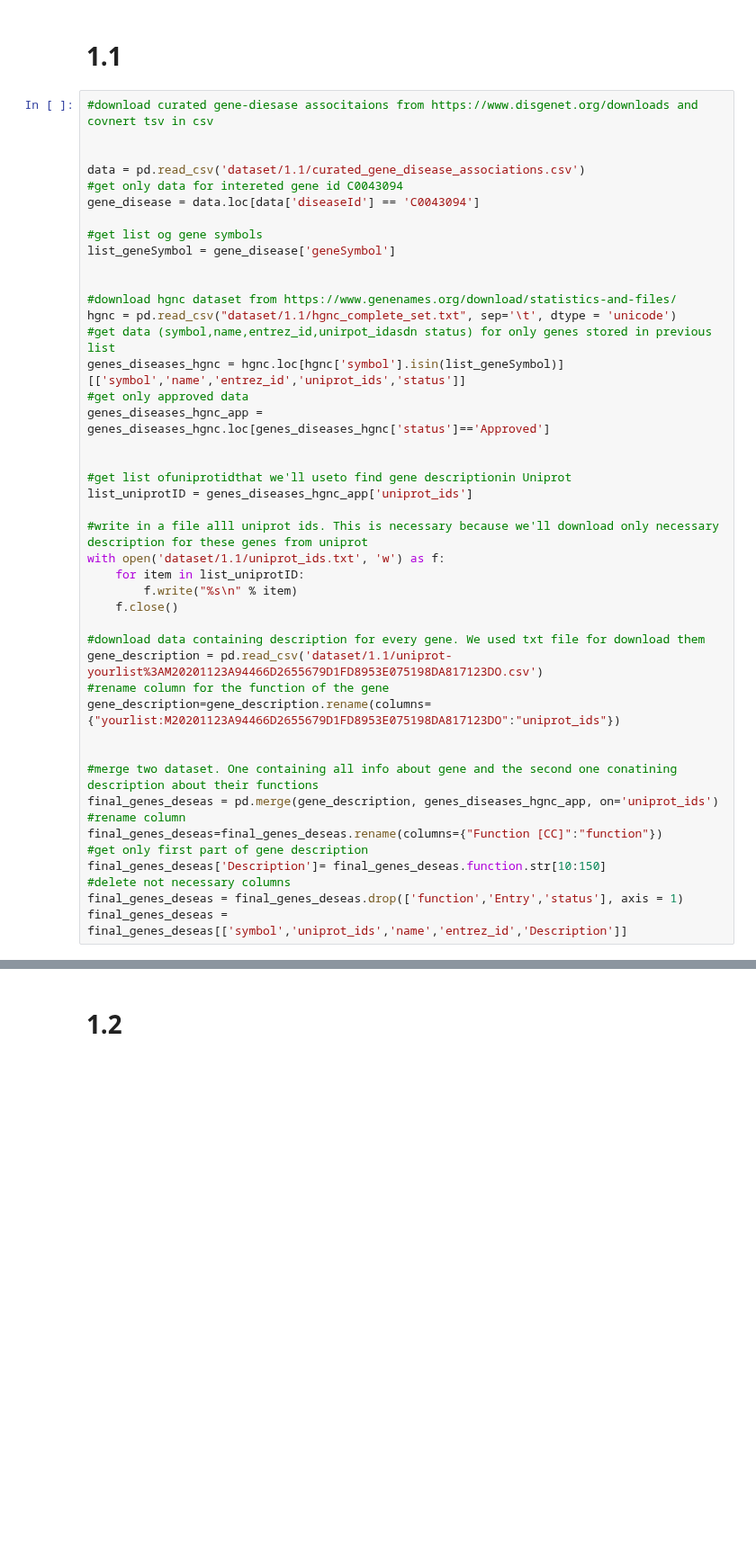
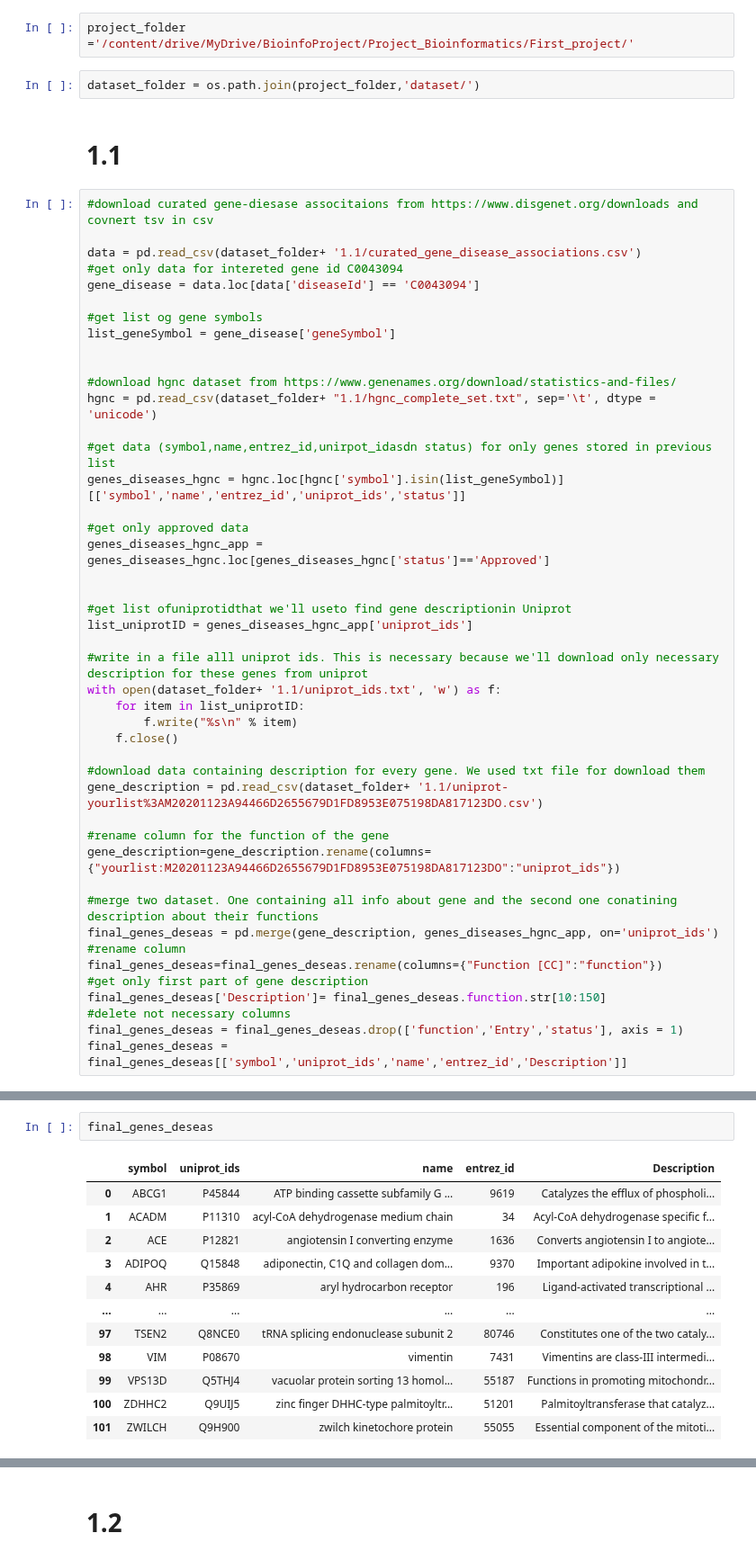
Before and after one commit to AlessandroTaglieri/Project_Bioinformatics, a Jupyter notebook: First project/BI_hw1.ipynb, the cells around one changed output, grey strips where cells are left out. Shown at 90% size. Cells and saved outputs as stored; diff of their text form; blank space fills up the shorter version.

```diff
--- a/First project/BI_hw1.ipynb
+++ b/First project/BI_hw1.ipynb
@@ -4,10 +14,13 @@ import pandas as pd
+# %%
+project_folder ='/content/drive/MyDrive/BioinfoProject/Project_Bioinformatics/First_project/'
+# %%
+dataset_folder = os.path.join(project_folder,'dataset/')
 # %% [markdown]
 # 1.1
 # %%
 #download curated gene-diesase associtaions from https://www.disgenet.org/downloads and covnert tsv in csv
 
-
-data = pd.read_csv('dataset/1.1/curated_gene_disease_associations.csv')
+data = pd.read_csv(dataset_folder+ '1.1/curated_gene_disease_associations.csv')
 #get only data for intereted gene id C0043094
 gene_disease = data.loc[data['diseaseId'] == 'C0043094']
 
@@ -16,9 +29,11 @@ list_geneSymbol = gene_disease['geneSymbol']
 
 
 #download hgnc dataset from https://www.genenames.org/download/statistics-and-files/
-hgnc = pd.read_csv("dataset/1.1/hgnc_complete_set.txt", sep='\t', dtype = 'unicode')
+hgnc = pd.read_csv(dataset_folder+ "1.1/hgnc_complete_set.txt", sep='\t', dtype = 'unicode')
+
 #get data (symbol,name,entrez_id,unirpot_idasdn status) for only genes stored in previous list
 genes_diseases_hgnc = hgnc.loc[hgnc['symbol'].isin(list_geneSymbol)][['symbol','name','entrez_id','uniprot_ids','status']]
+
 #get only approved data
 genes_diseases_hgnc_app = genes_diseases_hgnc.loc[genes_diseases_hgnc['status']=='Approved']
 
@@ -27,16 +42,16 @@ genes_diseases_hgnc_app = genes_diseases_hgnc.loc[genes_diseases_hgnc['status']=
 list_uniprotID = genes_diseases_hgnc_app['uniprot_ids']
 
 #write in a file alll uniprot ids. This is necessary because we'll download only necessary description for these genes from uniprot
-with open('dataset/1.1/uniprot_ids.txt', 'w') as f:
+with open(dataset_folder+ '1.1/uniprot_ids.txt', 'w') as f:
     for item in list_uniprotID:
         f.write("%s\n" % item)
     f.close()
 
 #download data containing description for every gene. We used txt file for download them
-gene_description = pd.read_csv('dataset/1.1/uniprot-yourlist%3AM20201123A94466D2655679D1FD8953E075198DA817123DO.csv')
+gene_description = pd.read_csv(dataset_folder+ '1.1/uniprot-yourlist%3AM20201123A94466D2655679D1FD8953E075198DA817123DO.csv')
+
 #rename column for the function of the gene
 gene_description=gene_description.rename(columns={"yourlist:M20201123A94466D2655679D1FD8953E075198DA817123DO":"uniprot_ids"})
-
 
 #merge two dataset. One containing all info about gene and the second one conatining description about their functions
 final_genes_deseas = pd.merge(gene_description, genes_diseases_hgnc_app, on='uniprot_ids')
@@ -54,0 +74,15 @@ final_genes_deseas.to_csv('dataset/1.1/1.1-gene_deseas_associations.csv')
+# %%
+final_genes_deseas
+# %% [output]
+|  | symbol | uniprot_ids | name | entrez_id | Description |
+| 0 | ABCG1 | P45844 | ATP binding cassette subfamily G ... | 9619 | Catalyzes the efflux of phospholi... |
+| 1 | ACADM | P11310 | acyl-CoA dehydrogenase medium chain | 34 | Acyl-CoA dehydrogenase specific f... |
+| 2 | ACE | P12821 | angiotensin I converting enzyme | 1636 | Converts angiotensin I to angiote... |
+| 3 | ADIPOQ | Q15848 | adiponectin, C1Q and collagen dom... | 9370 | Important adipokine involved in t... |
+| 4 | AHR | P35869 | aryl hydrocarbon receptor | 196 | Ligand-activated transcriptional ... |
+| ... | ... | ... | ... | ... | ... |
+| 97 | TSEN2 | Q8NCE0 | tRNA splicing endonuclease subunit 2 | 80746 | Constitutes one of the two cataly... |
+| 98 | VIM | P08670 | vimentin | 7431 | Vimentins are class-III intermedi... |
+| 99 | VPS13D | Q5THJ4 | vacuolar protein sorting 13 homol... | 55187 | Functions in promoting mitochondr... |
+| 100 | ZDHHC2 | Q9UIJ5 | zinc finger DHHC-type palmitoyltr... | 51201 | Palmitoyltransferase that catalyz... |
+| 101 | ZWILCH | Q9H900 | zwilch kinetochore protein | 55055 | Essential component of the mitoti... |
```
Also changed, not shown: parts of 41 cells of this notebook.
